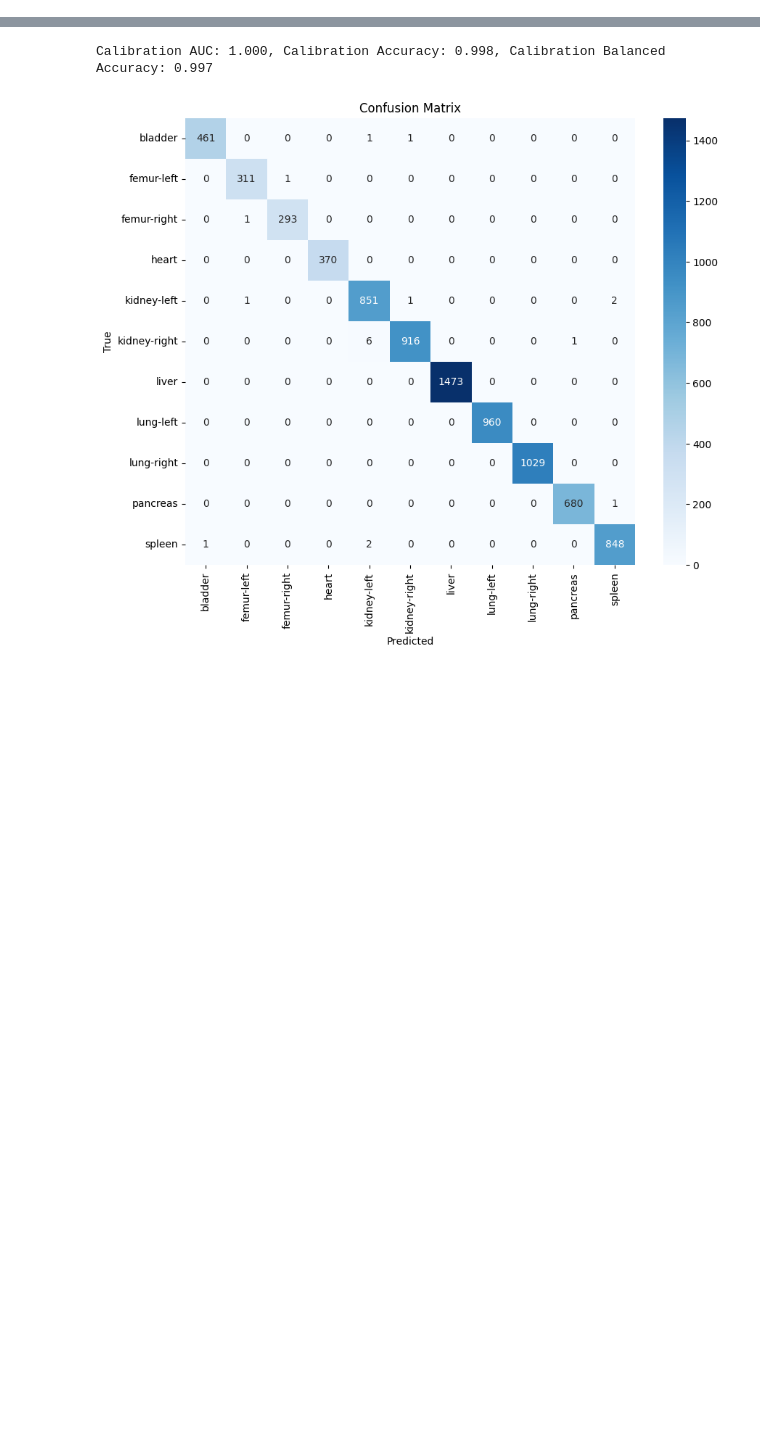
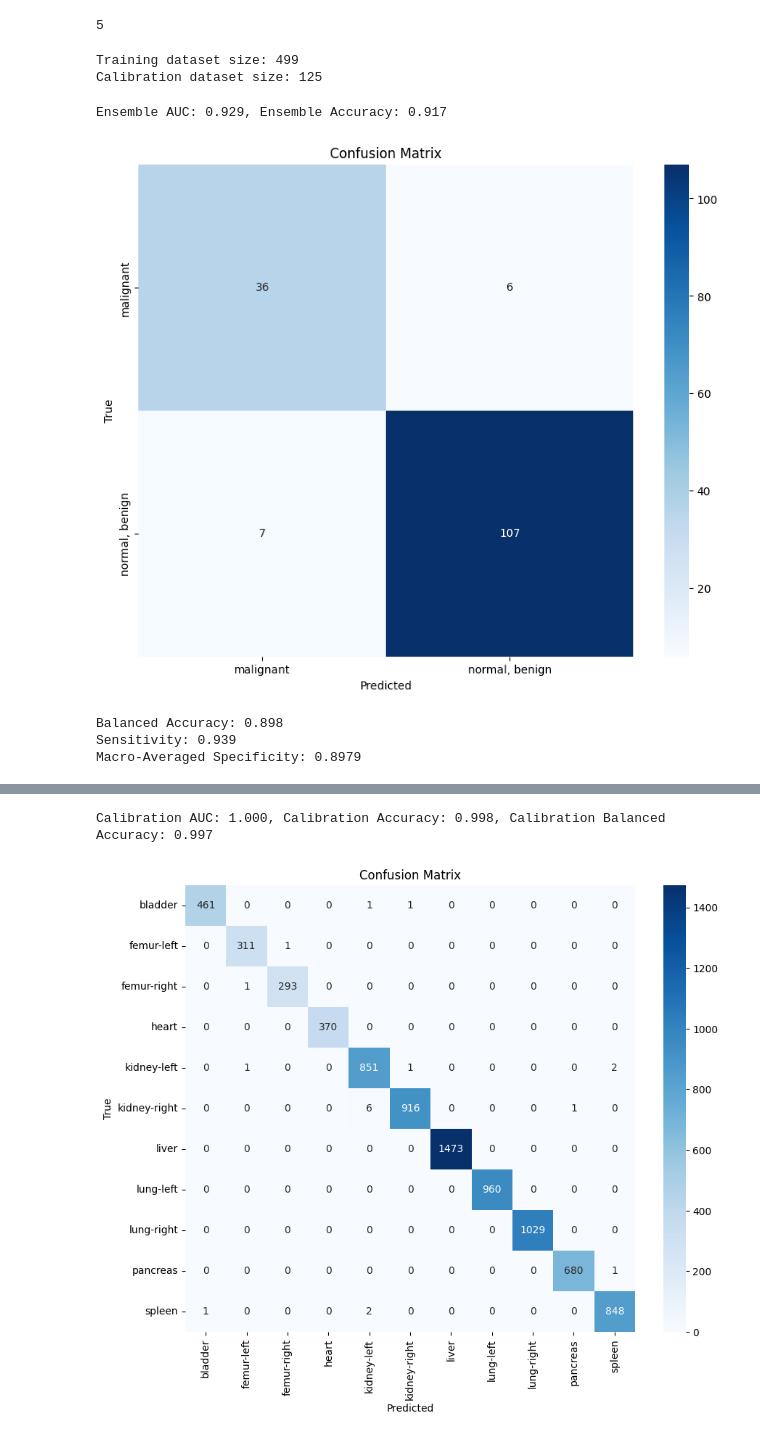
Before and after one commit to pstnmz/UQ_toolbox, a Jupyter notebook: medMNIST/UQ_test_metrics.ipynb, the cells around one changed output, grey strips where cells are left out. Cells and saved outputs as stored; diff of their text form; code cells hidden in the pictures; blank space fills up the shorter version.

Commit message:
Add functions for model loading and testing

```diff
--- a/medMNIST/UQ_test_metrics.ipynb
+++ b/medMNIST/UQ_test_metrics.ipynb
@@ -219,0 +196,17 @@ for train_index, val_index in skf.split(np.zeros(len(labels)), labels):
+# %%
+transform = transforms.Compose([
+        transforms.ToTensor(),
+        transforms.Normalize(mean=[.5], std=[.5]),
+        transforms.Lambda(lambda x: x.repeat(3, 1, 1))
+    ])
+# %%
+models = load_models('breastmnist')
+# %%
+len(models)
+# %% [output]
+5
+# %%
+train_dataset, calibration_dataset, test_dataset = load_datasets('breastmnist', transform)
+# %% [output]
+Training dataset size: 499
+Calibration dataset size: 125
@@ -219,0 +215,11 @@ for train_index, val_index in skf.split(np.zeros(len(labels)), labels):
+# %%
+test_loader=DataLoader(test_dataset, batch_size=32, shuffle=False)
+# %%
+# Ensure the test_eval function handles binary classification properly
+test_eval(test_loader, device=torch.device('cuda' if torch.cuda.is_available() else 'cpu'), models=models, data_flag='breastmnist')
+# %% [output]
+Ensemble AUC: 0.929, Ensemble Accuracy: 0.917
+[figure, added]
+Balanced Accuracy: 0.898
+Sensitivity: 0.939
+Macro-Averaged Specificity: 0.8979
```
Also changed, not shown: parts of 10 cells of this notebook, 6 other files.
